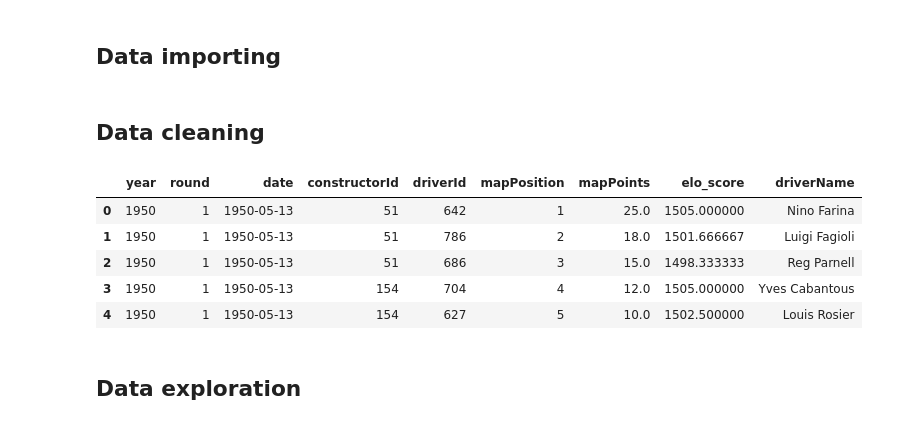
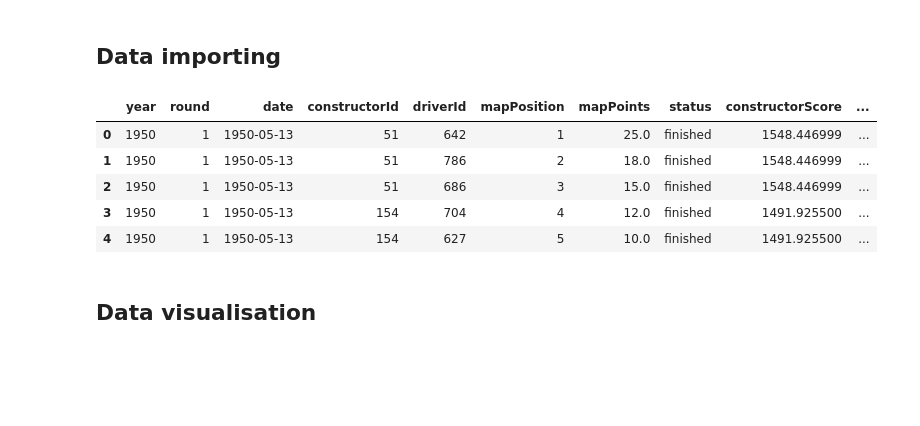
Before and after one commit to mwtmurphy/f1-rating-system, a Jupyter notebook: notebooks/prototyping.ipynb, the cells around one changed output. Drawn from its saved outputs; the diff is of its cells as text; code cells hidden in the pictures; blank space fills up the shorter version.

Commit message:
feat: race end status and consturctor scores added as model influence. RMSE reduced

```diff
--- a/notebooks/prototyping.ipynb
+++ b/notebooks/prototyping.ipynb
@@ -19,21 +19,20 @@ import plotly.express as px
 # %%
 with open("params.yaml") as conf_file:
     CONFIG = yaml.safe_load(conf_file)
 
 mod_df = pd.read_csv(CONFIG["data"]["modelled_path"])
-drivers_df = pd.read_csv(CONFIG["data"]["drivers_csv"])[["driverId", "forename", "surname"]]
+con_df = pd.read_csv(CONFIG["data"]["constructors_csv"]).rename(columns={"name": "constructorName"})
+dri_df = pd.read_csv(CONFIG["data"]["drivers_csv"])
+dri_df["driverName"] = dri_df[["forename", "surname"]].apply(lambda row: " ".join(row), axis=1)
+vis_df = mod_df.merge(dri_df[["driverId", "driverName"]], on=["driverId"], how="left")
+vis_df = vis_df.merge(con_df[["constructorId", "constructorName"]], on="constructorId", how="left")
+vis_df.head()
+# %% [output]
+|  | year | round | date | constructorId | driverId | mapPosition | mapPoints | status | constructorScore | ... |
+| 0 | 1950 | 1 | 1950-05-13 | 51 | 642 | 1 | 25.0 | finished | 1548.446999 | ... |
+| 1 | 1950 | 1 | 1950-05-13 | 51 | 786 | 2 | 18.0 | finished | 1548.446999 | ... |
+| 2 | 1950 | 1 | 1950-05-13 | 51 | 686 | 3 | 15.0 | finished | 1548.446999 | ... |
+| 3 | 1950 | 1 | 1950-05-13 | 154 | 704 | 4 | 12.0 | finished | 1491.925500 | ... |
+| 4 | 1950 | 1 | 1950-05-13 | 154 | 627 | 5 | 10.0 | finished | 1491.925500 | ... |
 # %% [markdown]
-## Data cleaning
+## Data visualisation
-# %%
-drivers_df["driverName"] = drivers_df[["forename", "surname"]].apply(lambda row: " ".join(row), axis=1)
-vis_df = mod_df.merge(drivers_df[["driverId", "driverName"]], on=["driverId"], how="left")
-vis_df.head()
-# %% [output]
-|  | year | round | date | constructorId | driverId | mapPosition | mapPoints | elo_score | driverName |
-| 0 | 1950 | 1 | 1950-05-13 | 51 | 642 | 1 | 25.0 | 1505.000000 | Nino Farina |
-| 1 | 1950 | 1 | 1950-05-13 | 51 | 786 | 2 | 18.0 | 1501.666667 | Luigi Fagioli |
-| 2 | 1950 | 1 | 1950-05-13 | 51 | 686 | 3 | 15.0 | 1498.333333 | Reg Parnell |
-| 3 | 1950 | 1 | 1950-05-13 | 154 | 704 | 4 | 12.0 | 1505.000000 | Yves Cabantous |
-| 4 | 1950 | 1 | 1950-05-13 | 154 | 627 | 5 | 10.0 | 1502.500000 | Louis Rosier |
-# %% [markdown]
-## Data exploration
```
Also changed, not shown: parts of 8 cells of this notebook, 9 other files.
